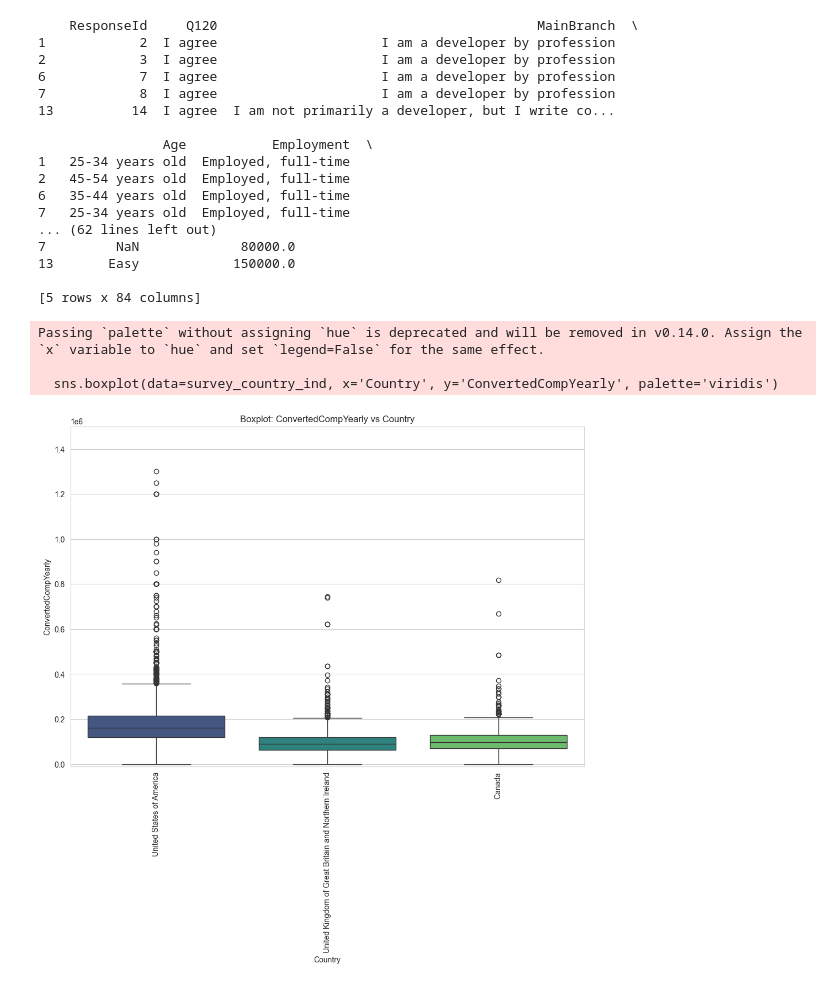
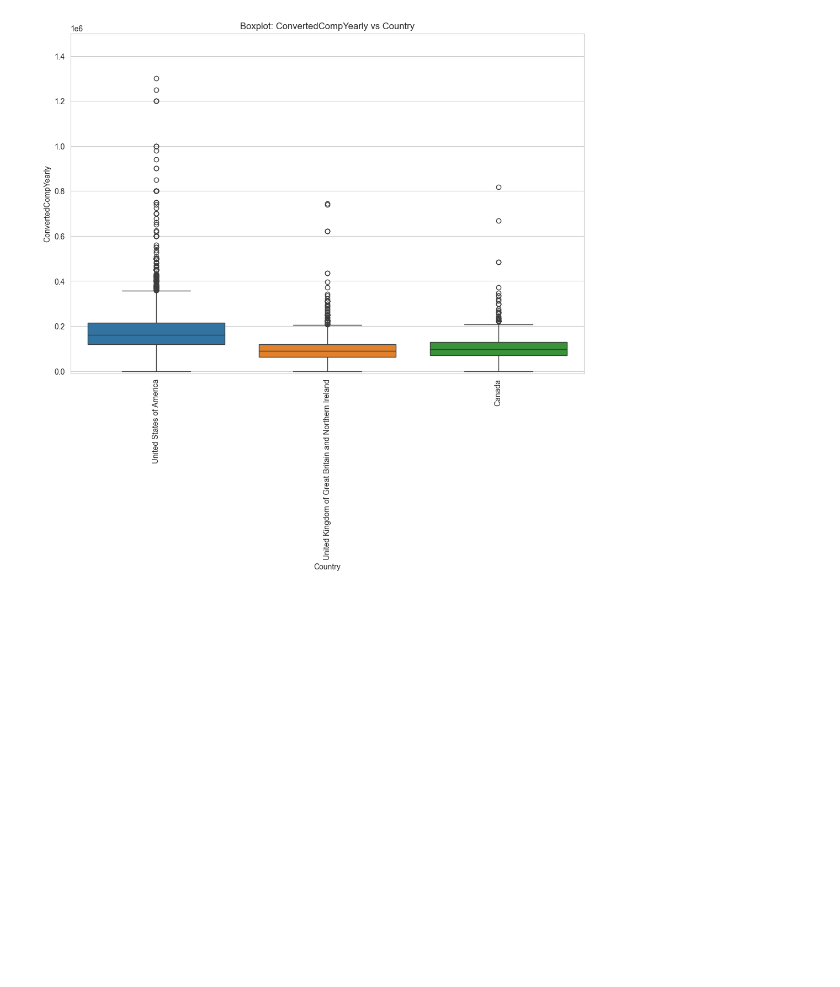
Before and after one commit to lucasfjoaquim/Notebook_Checkpoint_Data_Science, a Jupyter notebook: CP.ipynb, the cells around one changed output. Drawn from its saved outputs; the diff is of its cells as text; code cells hidden in the pictures; blank space fills up the shorter version.

```diff
--- a/CP.ipynb
+++ b/CP.ipynb
@@ -388,53 +243,30 @@ plt.show()
 # %%
 # Definir o estilo do gráfico
 sns.set_style('whitegrid')
 
-# Verificar os dados
-print(survey_country_ind.head())
-
 # Criar o boxplot
 plt.figure(figsize=(12, 8))
 
-# Criar o boxplot usando seaborn
-sns.boxplot(data=survey_country_ind, x='Country', y='ConvertedCompYearly', palette='viridis')
+# Criar o boxplot usando seaborn com a paleta 'viridis' e definir hue='Country'
+sns.boxplot(data=survey_country_ind, x='Country', y='ConvertedCompYearly', hue='Country', legend=False)
 
 # Rotacionar os nomes no eixo x em 90 graus
 plt.xticks(rotation=90)
 
 # Limitar os valores do eixo y
 plt.ylim(-10000, 1500000)
 
 # Adicionar rótulo aos eixos
 plt.xlabel('Country')
 plt.ylabel('ConvertedCompYearly')
 
 # Adicionar título ao gráfico
 plt.title('Boxplot: ConvertedCompYearly vs Country')
 
 # Exibir o gráfico
 plt.show()
 # %% [output]
-    ResponseId     Q120                                         MainBranch  \
-1            2  I agree                     I am a developer by profession
-2            3  I agree                     I am a developer by profession
-6            7  I agree                     I am a developer by profession
-7            8  I agree                     I am a developer by profession
-13          14  I agree  I am not primarily a developer, but I write co...
-
-                Age           Employment  \
-1   25-34 years old  Employed, full-time
-2   45-54 years old  Employed, full-time
-6   35-44 years old  Employed, full-time
-7   25-34 years old  Employed, full-time
-... (62 lines left out)
-7         NaN             80000.0
-13       Easy            150000.0
-
-[5 rows x 84 columns]
-Passing `palette` without assigning `hue` is deprecated and will be removed in v0.14.0. Assign the `x` variable to `hue` and set `legend=False` for the same effect.
-
-  sns.boxplot(data=survey_country_ind, x='Country', y='ConvertedCompYearly', palette='viridis')
-[figure, old version]
+[figure, new version]
 # %%
 # Definir o estilo do gráfico
 sns.set_style('whitegrid')
```
Also changed, not shown: parts of 19 cells of this notebook.
